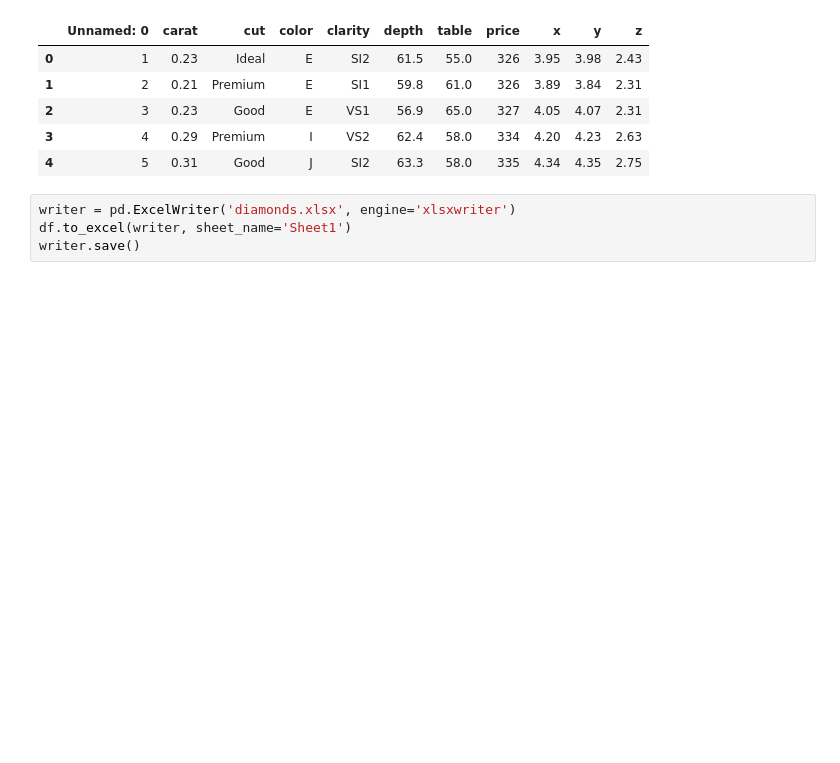
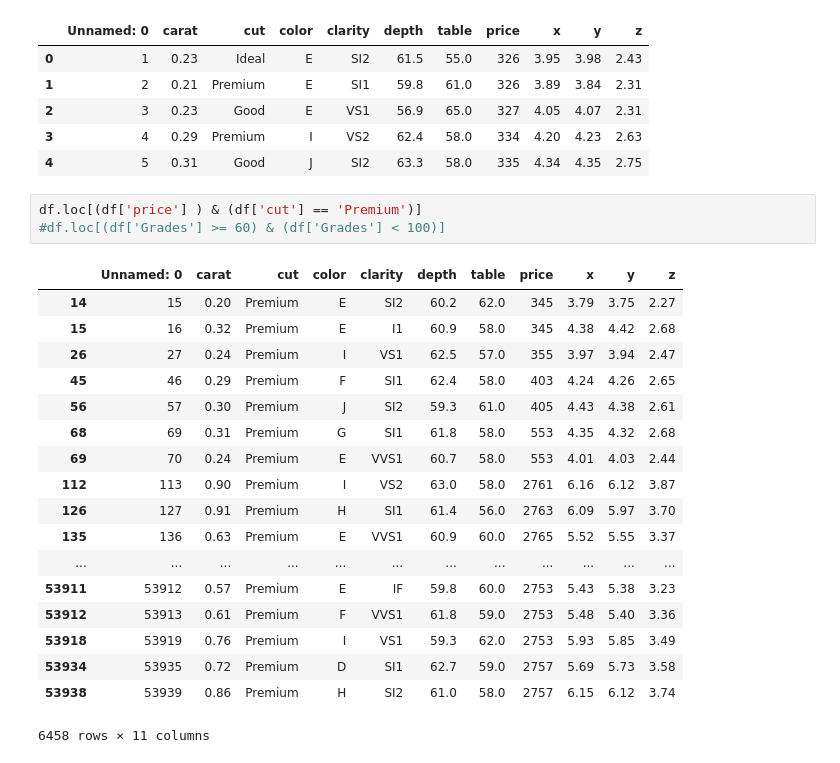
Before and after one commit to renjika19/DataAnalyticsBootCamp, a Jupyter notebook: Diamonds diamonds.ipynb, the cells around one changed output. Cells and saved outputs as stored; diff of their text form; blank space fills up the shorter version.

```diff
--- a/Diamonds diamonds.ipynb
+++ b/Diamonds diamonds.ipynb
@@ -13,7 +13,25 @@ df.head()
 | 2 | 3 | 0.23 | Good | E | VS1 | 56.9 | 65.0 | 327 | 4.05 | 4.07 | 2.31 |
 | 3 | 4 | 0.29 | Premium | I | VS2 | 62.4 | 58.0 | 334 | 4.20 | 4.23 | 2.63 |
 | 4 | 5 | 0.31 | Good | J | SI2 | 63.3 | 58.0 | 335 | 4.34 | 4.35 | 2.75 |
-# %%
-writer = pd.ExcelWriter('diamonds.xlsx', engine='xlsxwriter')
-df.to_excel(writer, sheet_name='Sheet1')
-writer.save()
+# %%
+df.loc[(df['price'] ) & (df['cut'] == 'Premium')]
+#df.loc[(df['Grades'] >= 60) & (df['Grades'] < 100)]
+# %% [output]
+|  | Unnamed: 0 | carat | cut | color | clarity | depth | table | price | x | y | z |
+| 14 | 15 | 0.20 | Premium | E | SI2 | 60.2 | 62.0 | 345 | 3.79 | 3.75 | 2.27 |
+| 15 | 16 | 0.32 | Premium | E | I1 | 60.9 | 58.0 | 345 | 4.38 | 4.42 | 2.68 |
+| 26 | 27 | 0.24 | Premium | I | VS1 | 62.5 | 57.0 | 355 | 3.97 | 3.94 | 2.47 |
+| 45 | 46 | 0.29 | Premium | F | SI1 | 62.4 | 58.0 | 403 | 4.24 | 4.26 | 2.65 |
+| 56 | 57 | 0.30 | Premium | J | SI2 | 59.3 | 61.0 | 405 | 4.43 | 4.38 | 2.61 |
+| 68 | 69 | 0.31 | Premium | G | SI1 | 61.8 | 58.0 | 553 | 4.35 | 4.32 | 2.68 |
+| 69 | 70 | 0.24 | Premium | E | VVS1 | 60.7 | 58.0 | 553 | 4.01 | 4.03 | 2.44 |
+| 112 | 113 | 0.90 | Premium | I | VS2 | 63.0 | 58.0 | 2761 | 6.16 | 6.12 | 3.87 |
+| 126 | 127 | 0.91 | Premium | H | SI1 | 61.4 | 56.0 | 2763 | 6.09 | 5.97 | 3.70 |
+| 135 | 136 | 0.63 | Premium | E | VVS1 | 60.9 | 60.0 | 2765 | 5.52 | 5.55 | 3.37 |
+| ... | ... | ... | ... | ... | ... | ... | ... | ... | ... | ... | ... |
+| 53911 | 53912 | 0.57 | Premium | E | IF | 59.8 | 60.0 | 2753 | 5.43 | 5.38 | 3.23 |
+| 53912 | 53913 | 0.61 | Premium | F | VVS1 | 61.8 | 59.0 | 2753 | 5.48 | 5.40 | 3.36 |
+| 53918 | 53919 | 0.76 | Premium | I | VS1 | 59.3 | 62.0 | 2753 | 5.93 | 5.85 | 3.49 |
+| 53934 | 53935 | 0.72 | Premium | D | SI1 | 62.7 | 59.0 | 2757 | 5.69 | 5.73 | 3.58 |
+| 53938 | 53939 | 0.86 | Premium | H | SI2 | 61.0 | 58.0 | 2757 | 6.15 | 6.12 | 3.74 |
+6458 rows × 11 columns
```
